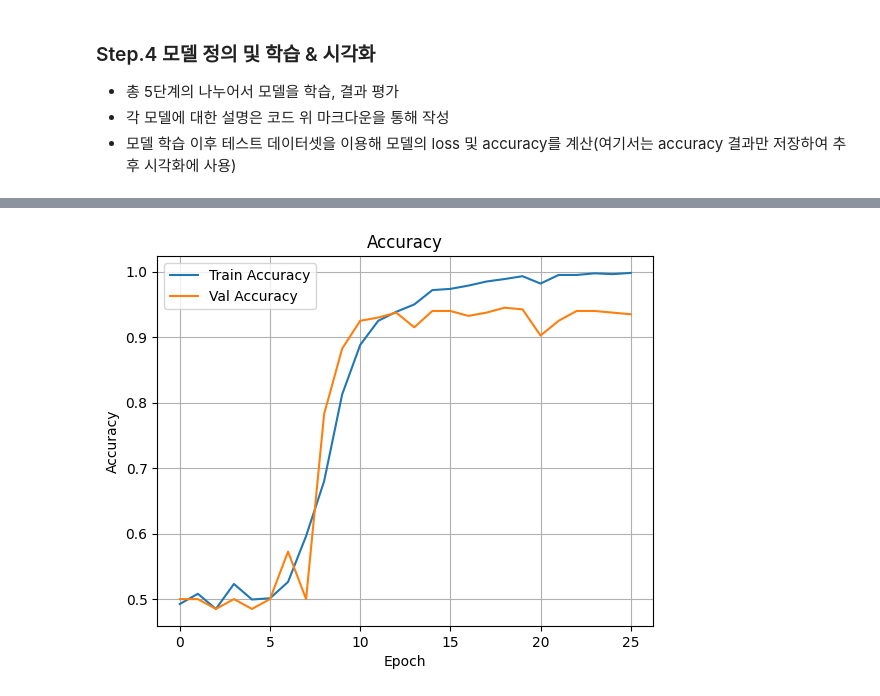
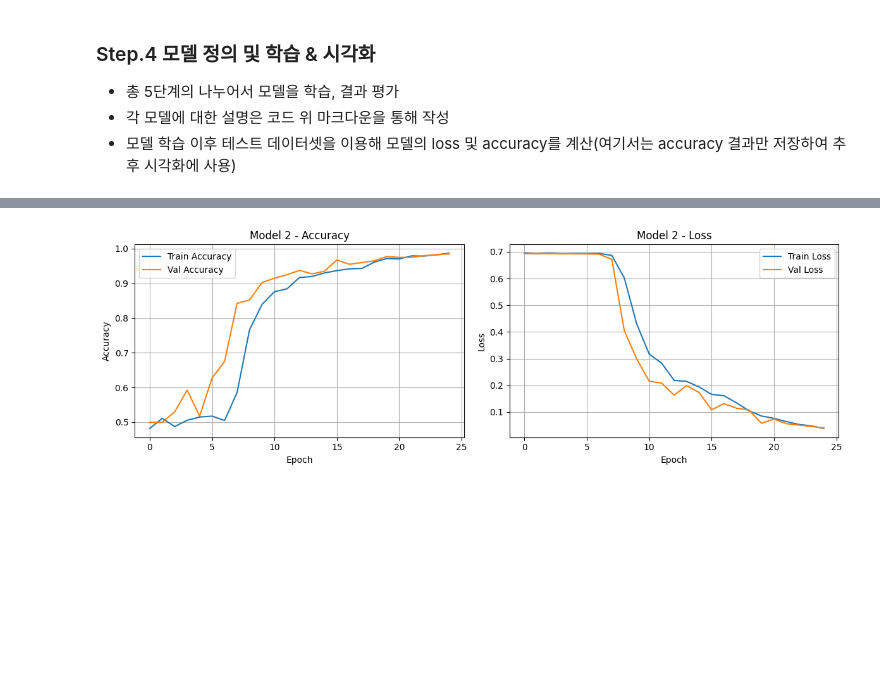
Before and after one commit to jsh0725/PCB_Classification, a Jupyter notebook: Binary_classification.ipynb, the cells around one changed output, grey strips where cells are left out. Drawn from its saved outputs; the diff is of its cells as text; code cells hidden in the pictures; blank space fills up the shorter version.

```diff
--- a/Binary_classification.ipynb
+++ b/Binary_classification.ipynb
@@ -167,13 +308,15 @@ plt.show()
 # %%
-#에폭 수 30 -> 100으로 조정
-EPOCH = 100
+# 변경점
+
+# EPOCH = 25 # 에폭의 수를 30 -> 25로 감소시킴
+EPOCH = 25
 
 #콜백함수 지정
-early_stop = EarlyStopping(monitor='val_loss', patience=10, min_delta = 0.0005, restore_best_weights=True)
-reduce_lr = ReduceLROnPlateau(monitor='val_loss', factor=0.5, patience=5, verbose=1)
+early_stop = EarlyStopping(monitor='val_loss', patience=8, restore_best_weights=True)
+reduce_lr = ReduceLROnPlateau(monitor='val_loss', factor=0.5, patience=3, min_lr=1e-6, verbose=1)
 
 #model_2 : sigmoid + binary_crossentropy, 출력층 1개
-model = models.Sequential([
+model_2 = models.Sequential([
     layers.InputLayer(input_shape=(IMG_SIZE, IMG_SIZE, 1)),
 
     layers.Conv2D(16, 3, activation='relu'),
@@ -188,26 +331,25 @@ model = models.Sequential([
     layers.Conv2D(128, 3, activation='relu'),
     layers.MaxPooling2D(2,2),
 
-    layers.Flatten(),
+    layers.GlobalAveragePooling2D(), #Flatten 대신 사용
     layers.Dense(128, activation='relu'),
     layers.Dropout(0.5),
     layers.Dense(1, activation='sigmoid')
 ])
-model.summary()
-model.compile(optimizer='adam',
+model_2.summary()
+model_2.compile(optimizer='adam',
               loss='binary_crossentropy',
               metrics=['accuracy'])
 
 
 #모델 학습
-history_2 = model.fit(train_dataset,
+history_2 = model_2.fit(train_dataset,
                     validation_data=val_dataset,
                     epochs = EPOCH,
                     callbacks=[early_stop, reduce_lr]
                     )
 
-result = model.evaluate(test_dataset)
-accuracy_type2 = result[1]
+test_loss_2, test_acc_2 = model_2.evaluate(test_dataset, verbose = 0)
 # %% [output]
 Model: "sequential_1"
 _________________________________________________________________
@@ -229,12 +371,5 @@ Epoch 26: ReduceLROnPlateau reducing learning rate to 0.0002500000118743628.
 # %%
-#Train Accuracy, Val Accuracy 비교
-plt.plot(history_2.history['accuracy'], label='Train Accuracy')
-plt.plot(history_2.history['val_accuracy'], label='Val Accuracy')
-plt.title('Accuracy')
-plt.xlabel('Epoch')
-plt.ylabel('Accuracy')
-plt.legend()
-plt.grid(True)
-plt.show()
+#Train Accuracy, Val Accuracy 비교/Train Loss, Val Loss 비교
+plot_history(history_2, "Model 2")
 # %% [output]
-[figure, old version]
+[figure, new version]
```
Also changed, not shown: parts of 27 cells of this notebook.
